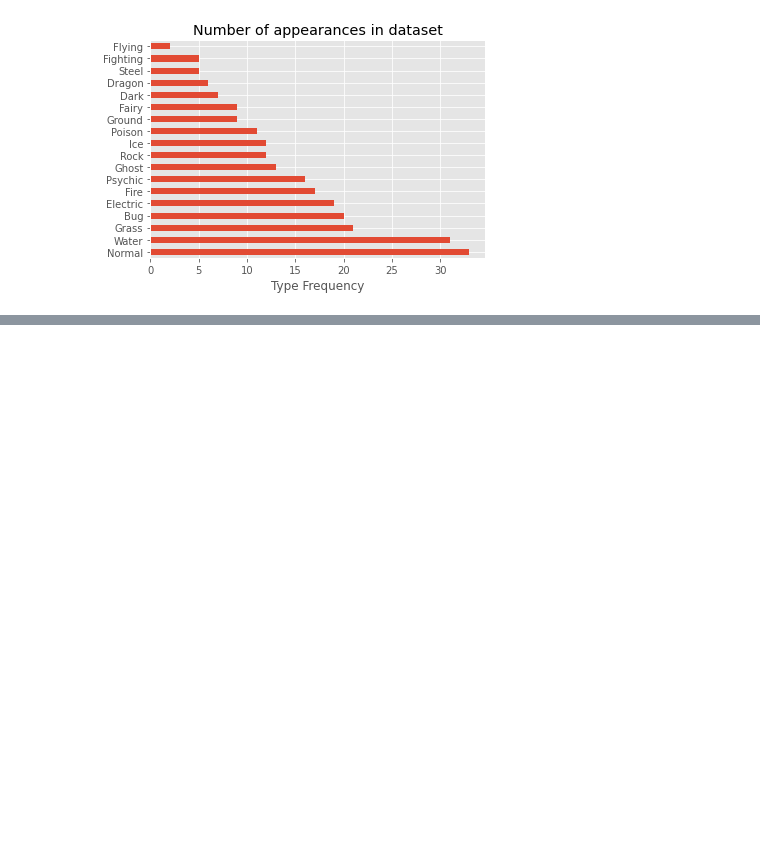
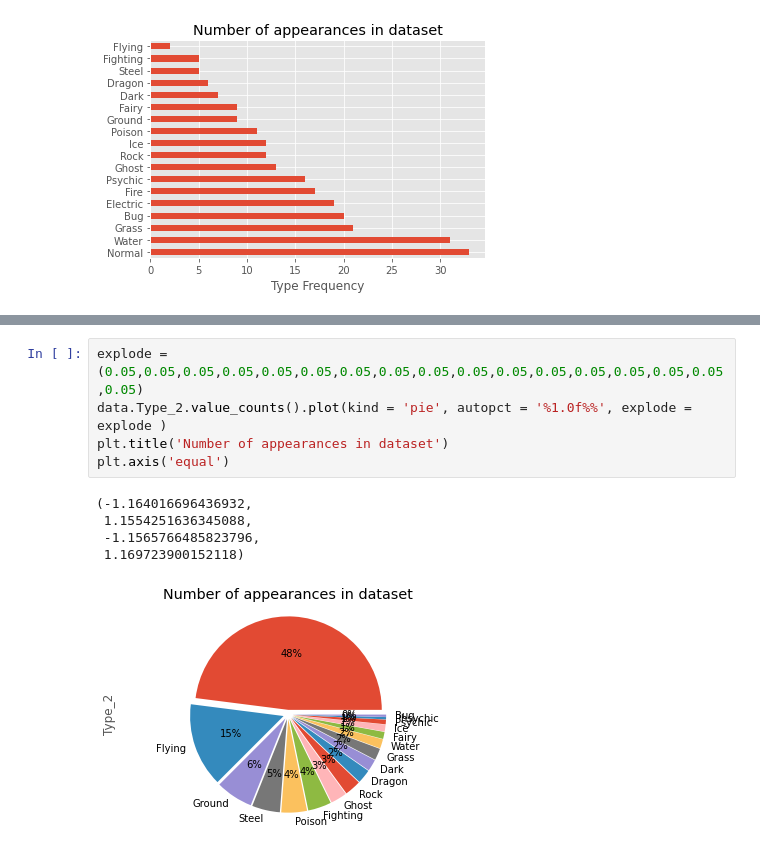
Before and after one commit to VengefulNick/pogo_pandas_matplot, a Jupyter notebook: plot_data.ipynb, the cells around one changed output, grey strips where cells are left out. Saved outputs shown, nothing was run; the diff lists cells and outputs as text; blank space fills up the shorter version.

```diff
--- a/plot_data.ipynb
+++ b/plot_data.ipynb
@@ -63,0 +91,11 @@ plt.axis('equal')
+# %%
+explode = (0.05,0.05,0.05,0.05,0.05,0.05,0.05,0.05,0.05,0.05,0.05,0.05,0.05,0.05,0.05,0.05,0.05)
+data.Type_2.value_counts().plot(kind = 'pie', autopct = '%1.0f%%', explode = explode )
+plt.title('Number of appearances in dataset')
+plt.axis('equal')
+# %% [output]
+(-1.164016696436932,
+ 1.1554251636345088,
+ -1.1565766485823796,
+ 1.169723900152118)
+[figure, added]
```
Also changed, not shown: parts of 9 cells of this notebook.
